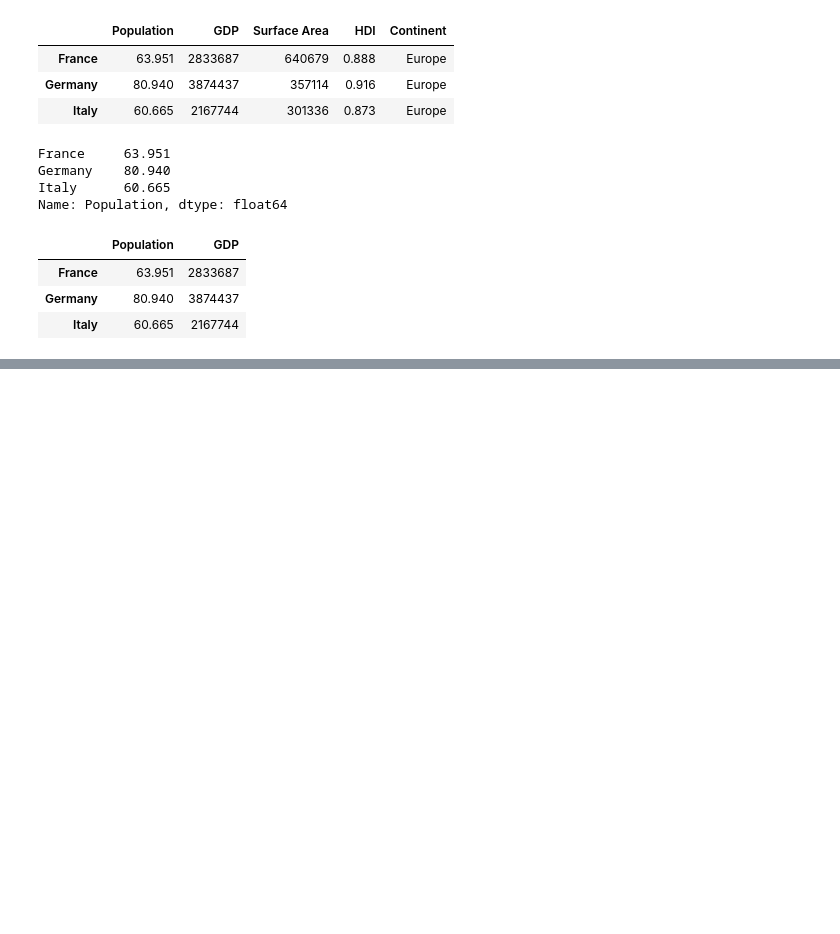
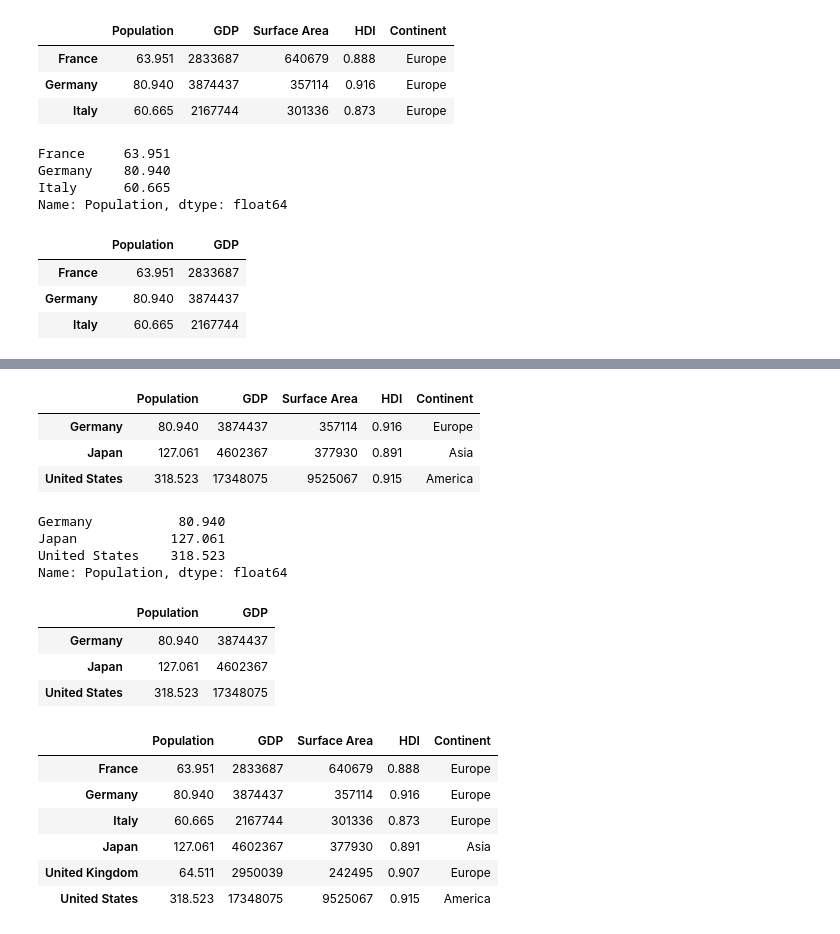
Before and after one commit to Yanil01/pandas_, a Jupyter notebook: main.ipynb, the cells around one changed output, grey strips where cells are left out. Cells and saved outputs as stored; diff of their text form; code cells hidden in the pictures; blank space fills up the shorter version.

```diff
--- a/main.ipynb
+++ b/main.ipynb
@@ -389,0 +412,31 @@ df.loc['France':'Italy',['Population','GDP']] # slicing of the dataframe
+# %%
+df.loc[df['Population']>70] # get the population of the df which are greater than 70
+# %% [output]
+|  | Population | GDP | Surface Area | HDI | Continent |
+| Germany | 80.940 | 3874437 | 357114 | 0.916 | Europe |
+| Japan | 127.061 | 4602367 | 377930 | 0.891 | Asia |
+| United States | 318.523 | 17348075 | 9525067 | 0.915 | America |
+# %%
+df.loc[df['Population']>70,'Population']
+# %% [output]
+Germany           80.940
+Japan            127.061
+United States    318.523
+Name: Population, dtype: float64
+# %%
+df.loc[df['Population']>70,['Population','GDP']] #get the population and GDP of the df which are greater than 70
+# %% [output]
+|  | Population | GDP |
+| Germany | 80.940 | 3874437 |
+| Japan | 127.061 | 4602367 |
+| United States | 318.523 | 17348075 |
+# %%
+df.drop('Canada') # drop the row of the df
+# %% [output]
+|  | Population | GDP | Surface Area | HDI | Continent |
+| France | 63.951 | 2833687 | 640679 | 0.888 | Europe |
+| Germany | 80.940 | 3874437 | 357114 | 0.916 | Europe |
+| Italy | 60.665 | 2167744 | 301336 | 0.873 | Europe |
+| Japan | 127.061 | 4602367 | 377930 | 0.891 | Asia |
+| United Kingdom | 64.511 | 2950039 | 242495 | 0.907 | Europe |
+| United States | 318.523 | 17348075 | 9525067 | 0.915 | America |
```
Also changed, not shown: parts of 9 cells of this notebook.
